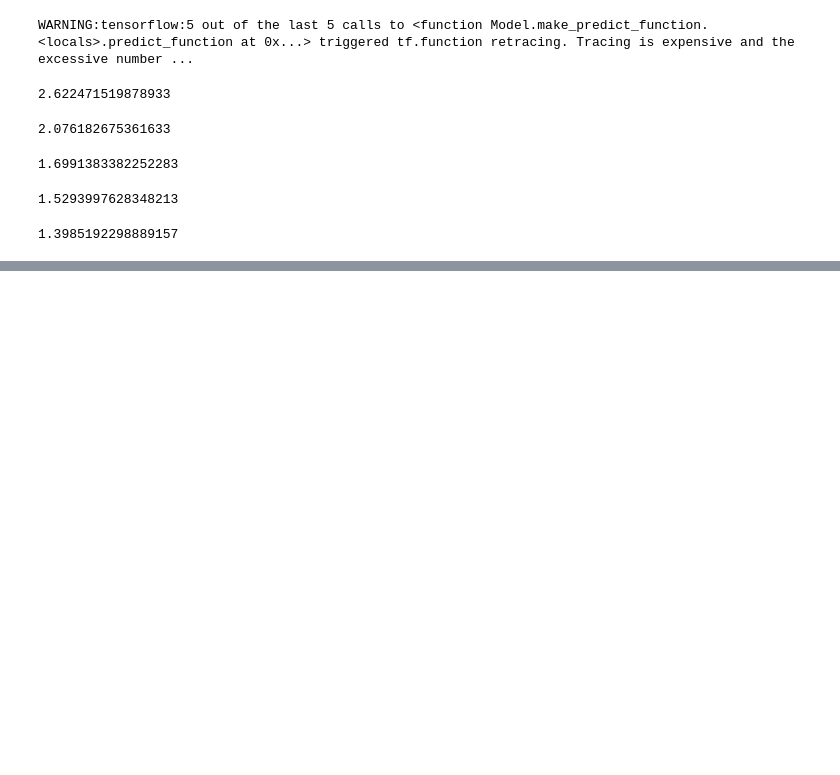
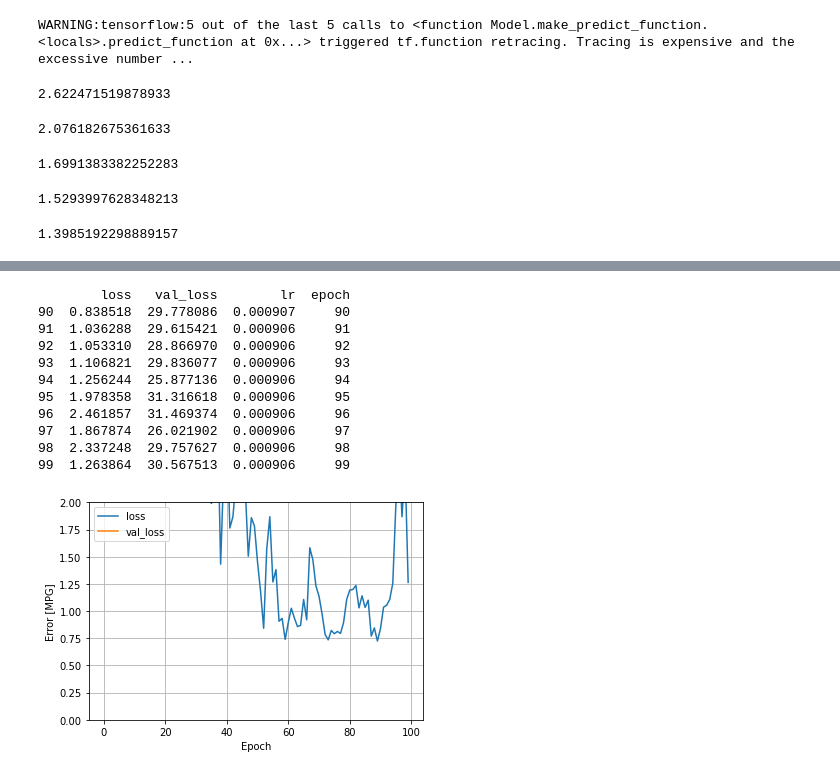
Before and after one commit to GusanwaAkbar/Traveloka-Hotel-Ranking, a Jupyter notebook: Machine-Learning/Capstone_Test_v2_(XGB,_LGBM,_CB).ipynb, the cells around one changed output, grey strips where cells are left out. Saved outputs shown, nothing was run; the diff lists cells and outputs as text; code cells hidden in the pictures; blank space fills up the shorter version.

```diff
--- a/Machine-Learning/Capstone_Test_v2_(XGB,_LGBM,_CB).ipynb
+++ b/Machine-Learning/Capstone_Test_v2_(XGB,_LGBM,_CB).ipynb
@@ -673,0 +795,15 @@ print(medium.predict(train_features))
+# %%
+scale = DNN_Pipeline(scale_model(normalizer2))
+# %% [output]
+        loss   val_loss        lr  epoch
+90  0.838518  29.778086  0.000907     90
+91  1.036288  29.615421  0.000906     91
+92  1.053310  28.866970  0.000906     92
+93  1.106821  29.836077  0.000906     93
+94  1.256244  25.877136  0.000906     94
+95  1.978358  31.316618  0.000906     95
+96  2.461857  31.469374  0.000906     96
+97  1.867874  26.021902  0.000906     97
+98  2.337248  29.757627  0.000906     98
+99  1.263864  30.567513  0.000906     99
+[figure, added]
```
Also changed, not shown: parts of 22 cells of this notebook.
